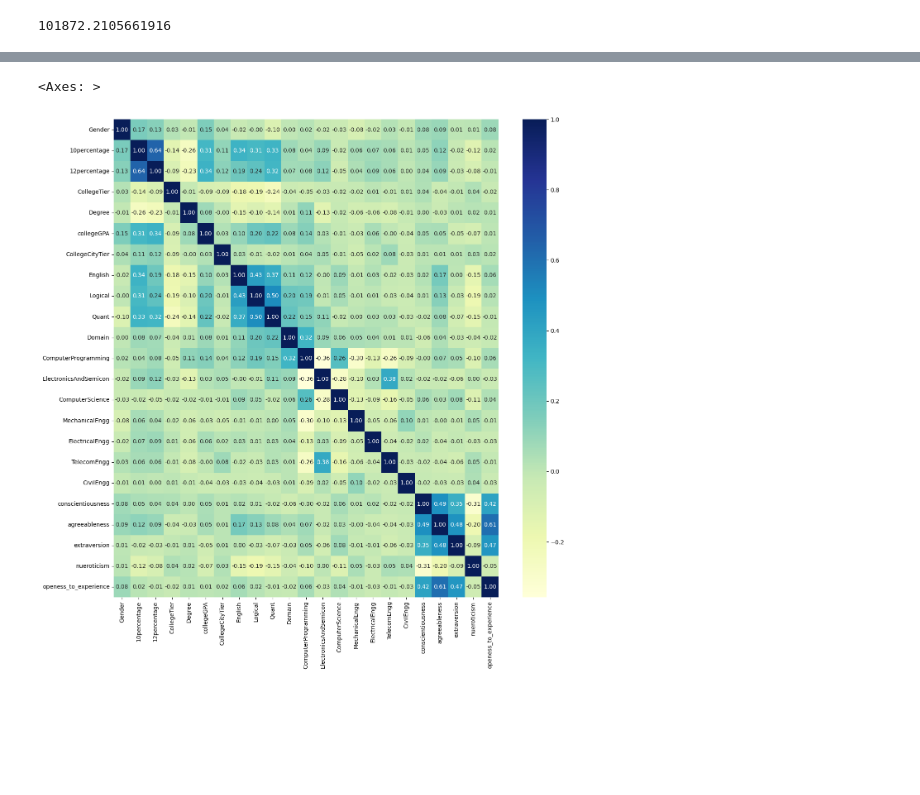
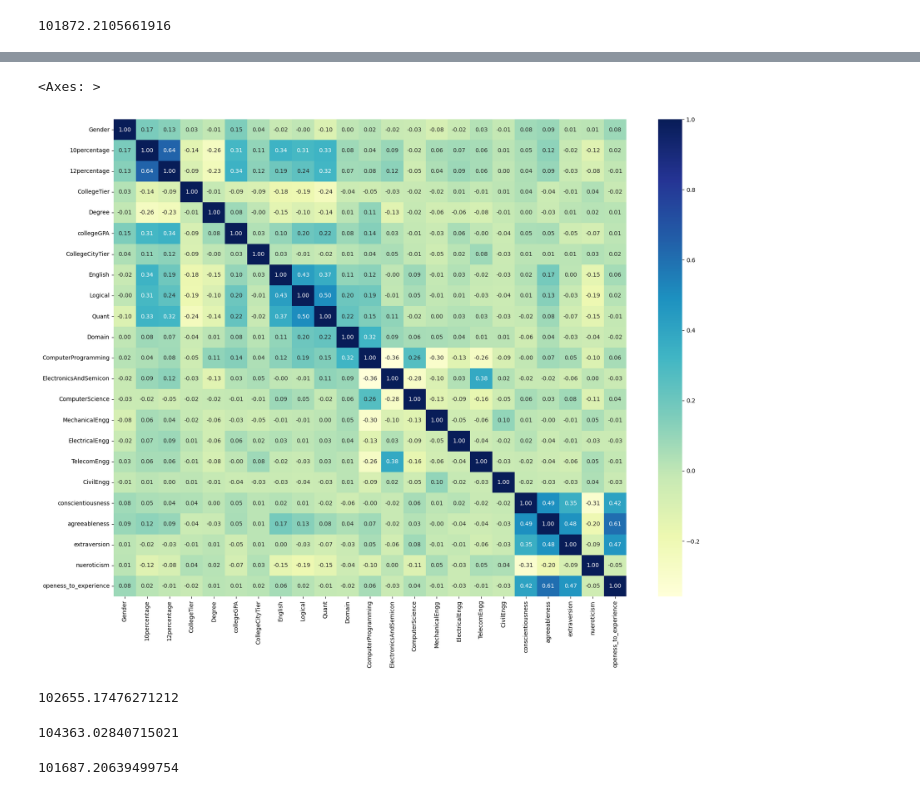
Before and after one commit to katori1307/Project_3-LinearRegression, a Jupyter notebook: MSSV.ipynb, the cells around one changed output, grey strips where cells are left out. Saved outputs shown, nothing was run; the diff lists cells and outputs as text; code cells hidden in the pictures; blank space fills up the shorter version.

```diff
--- a/MSSV.ipynb
+++ b/MSSV.ipynb
@@ -245,6 +282,73 @@ print(mae(y_test, best_model_1))
 # %%
-plt.figure(figsize=(15, 15))
+plt.figure(figsize=(20, 15))
 sns.heatmap(X_train.corr(), annot=True, fmt=".2f", cmap="YlGnBu") # or cmap="coolwarm"
 # %% [output]
 <Axes: >
-[figure, old version]
+[figure, new version]
+# %%
+def plot_one_feature(X_train, feature):
+    plt.scatter(X_train_1d[feature], y_train_np.reshape(-1, 1), marker='o')
+    plt.title(feature)
+    plt.show()
+
+X_train_1d = copy.deepcopy(X_train)
+X_test_1d = copy.deepcopy(X_test)
+
+
+# processing on X_train
+X_train_1d["10percentage"] = np.square(X_train_1d["10percentage"]) + np.square(X_train_1d["12percentage"])
+X_train_1d["agreeableness"] = np.square(X_train_1d["agreeableness"]) + np.square(X_train_1d["openess_to_experience"]) + np.square(X_train_1d["conscientiousness"])
+X_train_1d["Logical"] = np.square(X_train_1d["Logical"]) + np.square(X_train_1d["Quant"])
+X_train_1d["Domain"] = np.square(X_train_1d["Domain"]) + np.square(X_train_1d["ComputerProgramming"])
+
+# processing on X_test
+X_test_1d["10percentage"] = np.square(X_test_1d["10percentage"]) + np.square(X_test_1d["12percentage"])
+X_test_1d["agreeableness"] = np.square(X_test_1d["agreeableness"]) + np.square(X_test_1d["openess_to_experience"]) + np.square(X_test_1d["conscientiousness"])
+X_test_1d["Logical"] = np.square(X_test_1d["Logical"]) + np.square(X_test_1d["Quant"])
+X_test_1d["Domain"] = np.square(X_test_1d["Domain"]) + np.square(X_test_1d["ComputerProgramming"])
+
+
+# plot_one_feature(X_train_1d, "Quant")
+
+X_train_model_2 = X_train_1d.loc[:, ["10percentage","agreeableness", "Logical", "Domain"]]
+X_train_model_2 = X_train_model_2.to_numpy()
+X_test_model_2 = X_test_1d.loc[:, ["10percentage", "agreeableness", "Logical", "Domain"]]
+X_test_model_2 = X_test_model_2.to_numpy()
+print(calculate_mae(X_train_model_2, X_test_model_2))
+# %% [output]
+102655.17476271212
+# %%
+X_train_1d = copy.deepcopy(X_train)
+X_test_1d = copy.deepcopy(X_test)
+
+
+# plot_one_feature(X_train_1d, "MechanicalEngg")
+# processing on X_train
+X_train_1d["ElectronicsAndSemicon"] = X_train_1d["ElectronicsAndSemicon"] + X_train_1d["TelecomEngg"]
+X_train_1d["10percentage"] = np.square(X_train_1d["10percentage"]) + np.square(X_train_1d["12percentage"])
+X_train_1d["agreeableness"] = np.square(X_train_1d["agreeableness"]) + np.square(X_train_1d["openess_to_experience"])
+X_train_1d["Logical"] = np.square(X_train_1d["Logical"]) + np.square(X_train_1d["Quant"])
+# processing on X_test
+X_test_1d["ElectronicsAndSemicon"] = X_test_1d["ElectronicsAndSemicon"] + X_train_1d["TelecomEngg"]
+X_test_1d["10percentage"] = np.square(X_test_1d["10percentage"]) + np.square(X_test_1d["12percentage"])
+X_test_1d["agreeableness"] = np.square(X_test_1d["agreeableness"]) + np.square(X_test_1d["openess_to_experience"])
+X_test_1d["Logical"] = np.square(X_test_1d["Logical"]) + np.square(X_test_1d["Quant"])
+
+# plot_one_feature(X_train_1d, "MechanicalEngg")
+X_train_model_3 = X_train_1d.loc[:, ["ElectronicsAndSemicon", "10percentage", "agreeableness", "Logical"]]
+X_train_model_3 = X_train_model_3.to_numpy()
+X_test_model_3 = X_test_1d.loc[:, ["ElectronicsAndSemicon", "10percentage", "agreeableness", "Logical"]]
+X_test_model_3 = X_test_model_3.to_numpy()
+print(calculate_mae(X_train_model_3, X_test_model_3))
+# %% [output]
+104363.02840715021
+# %%
+X_train_1d = copy.deepcopy(X_train)
+X_test_1d = copy.deepcopy(X_test)
+X_train_model_4 = X_train_1d.iloc[:, [1, 3, 9, 11, 13]]
+X_train_model_4 = X_train_model_4.to_numpy()
+X_test_model_4 = X_test_1d.iloc[:, [1, 3, 9, 11, 13]]
+X_test_model_4 = X_test_model_4.to_numpy()
+print(calculate_mae(X_train_model_4, X_test_model_4))
+# %% [output]
+101687.20639499754
```
Also changed, not shown: parts of 3 cells of this notebook.
